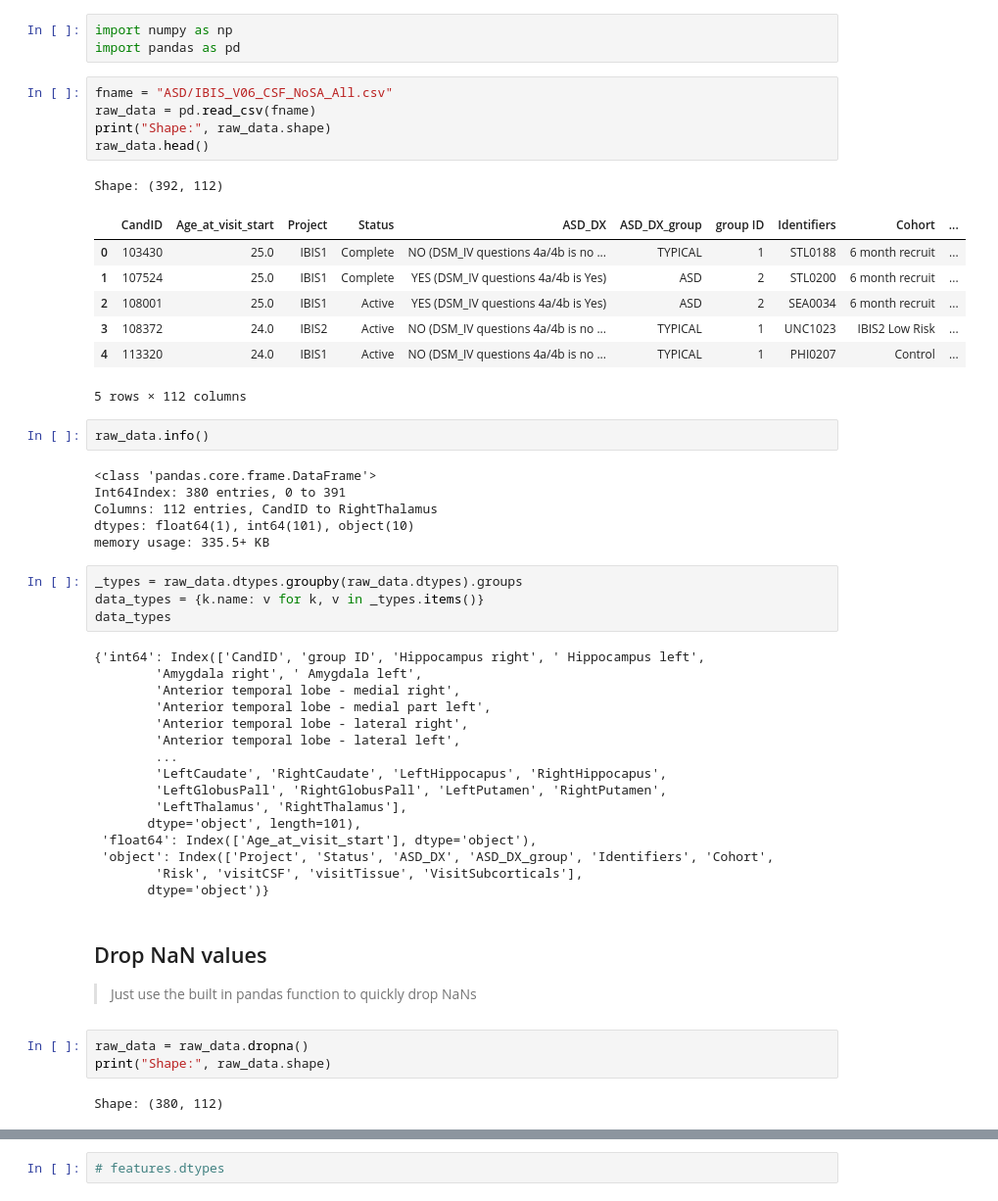
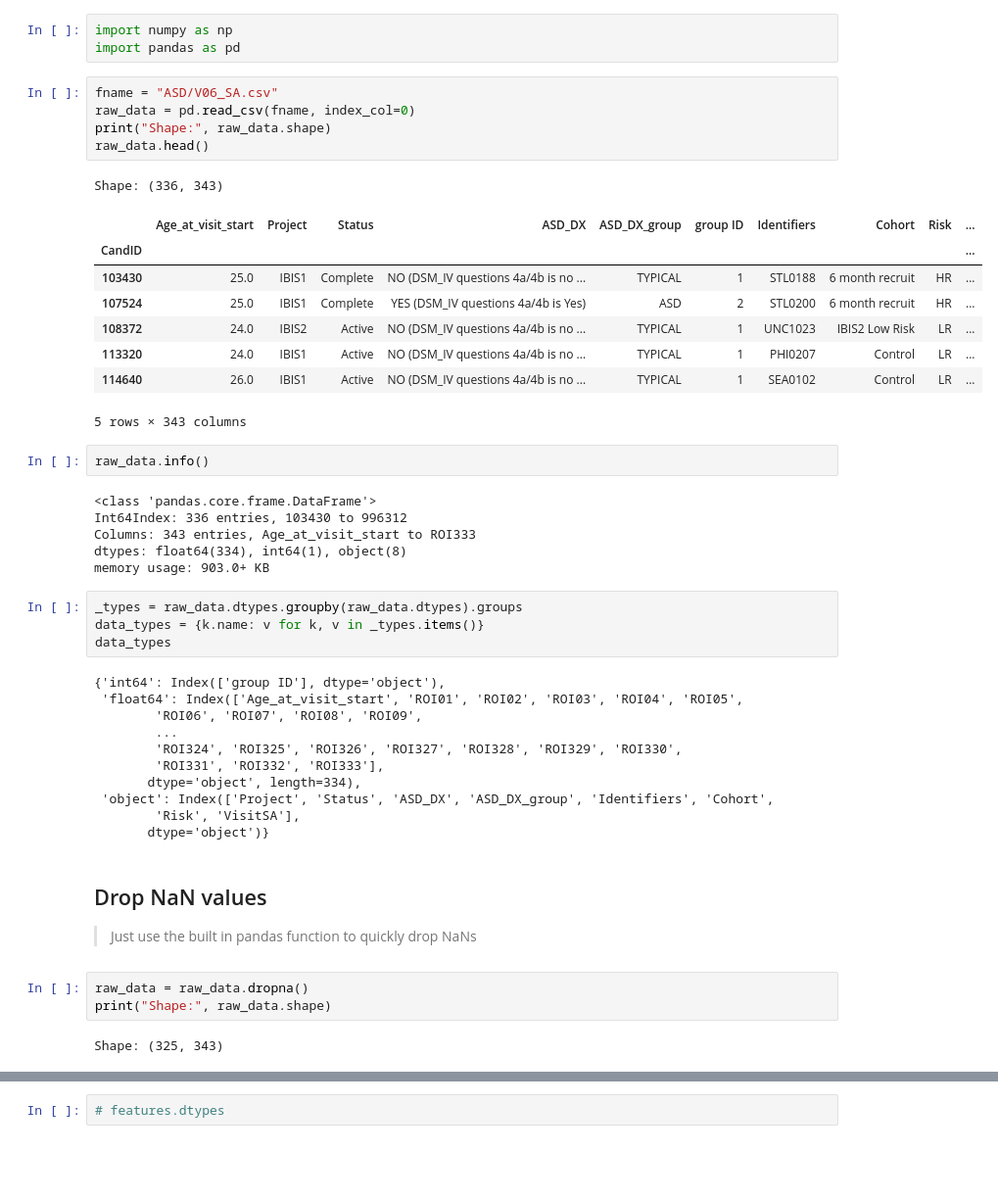
Before and after one commit to ahsanMah/interpretDL, a Jupyter notebook: ASD/data_cleanup.ipynb, the cells around one changed output, grey strips where cells are left out. Shown at 98% size. Drawn from its saved outputs; the diff is of its cells as text; blank space fills up the shorter version.

Commit message:
Started analysis using only surface area

```diff
--- a/ASD/data_cleanup.ipynb
+++ b/ASD/data_cleanup.ipynb
@@ -2,46 +2,42 @@
 import numpy as np
 import pandas as pd
 # %%
-fname = "ASD/IBIS_V06_CSF_NoSA_All.csv"
-raw_data = pd.read_csv(fname)
+fname = "ASD/V06_SA.csv"
+raw_data = pd.read_csv(fname, index_col=0)
 print("Shape:", raw_data.shape)
 raw_data.head()
 # %% [output]
-Shape: (392, 112)
+Shape: (336, 343)
-|  | CandID | Age_at_visit_start | Project | Status | ASD_DX | ASD_DX_group | group ID | Identifiers | Cohort | ... |
-| 0 | 103430 | 25.0 | IBIS1 | Complete | NO (DSM_IV questions 4a/4b is no ... | TYPICAL | 1 | STL0188 | 6 month recruit | ... |
-| 1 | 107524 | 25.0 | IBIS1 | Complete | YES (DSM_IV questions 4a/4b is Yes) | ASD | 2 | STL0200 | 6 month recruit | ... |
-| 2 | 108001 | 25.0 | IBIS1 | Active | YES (DSM_IV questions 4a/4b is Yes) | ASD | 2 | SEA0034 | 6 month recruit | ... |
-| 3 | 108372 | 24.0 | IBIS2 | Active | NO (DSM_IV questions 4a/4b is no ... | TYPICAL | 1 | UNC1023 | IBIS2 Low Risk | ... |
-| 4 | 113320 | 24.0 | IBIS1 | Active | NO (DSM_IV questions 4a/4b is no ... | TYPICAL | 1 | PHI0207 | Control | ... |
+|  | Age_at_visit_start | Project | Status | ASD_DX | ASD_DX_group | group ID | Identifiers | Cohort | Risk | ... |
+| CandID |  |  |  |  |  |  |  |  |  | ... |
+| 103430 | 25.0 | IBIS1 | Complete | NO (DSM_IV questions 4a/4b is no ... | TYPICAL | 1 | STL0188 | 6 month recruit | HR | ... |
+| 107524 | 25.0 | IBIS1 | Complete | YES (DSM_IV questions 4a/4b is Yes) | ASD | 2 | STL0200 | 6 month recruit | HR | ... |
+| 108372 | 24.0 | IBIS2 | Active | NO (DSM_IV questions 4a/4b is no ... | TYPICAL | 1 | UNC1023 | IBIS2 Low Risk | LR | ... |
+| 113320 | 24.0 | IBIS1 | Active | NO (DSM_IV questions 4a/4b is no ... | TYPICAL | 1 | PHI0207 | Control | LR | ... |
+| 114640 | 26.0 | IBIS1 | Active | NO (DSM_IV questions 4a/4b is no ... | TYPICAL | 1 | SEA0102 | Control | LR | ... |
-5 rows × 112 columns
+5 rows × 343 columns
 # %%
 raw_data.info()
 # %% [output]
 <class 'pandas.core.frame.DataFrame'>
-Int64Index: 380 entries, 0 to 391
-Columns: 112 entries, CandID to RightThalamus
-dtypes: float64(1), int64(101), object(10)
-memory usage: 335.5+ KB
+Int64Index: 336 entries, 103430 to 996312
+Columns: 343 entries, Age_at_visit_start to ROI333
+dtypes: float64(334), int64(1), object(8)
+memory usage: 903.0+ KB
 # %%
 _types = raw_data.dtypes.groupby(raw_data.dtypes).groups
 data_types = {k.name: v for k, v in _types.items()}
 data_types
 # %% [output]
-{'int64': Index(['CandID', 'group ID', 'Hippocampus right', ' Hippocampus left',
-        'Amygdala right', ' Amygdala left',
-        'Anterior temporal lobe - medial right',
-        'Anterior temporal lobe - medial part left',
-        'Anterior temporal lobe - lateral right',
-        'Anterior temporal lobe - lateral left',
+{'int64': Index(['group ID'], dtype='object'),
+ 'float64': Index(['Age_at_visit_start', 'ROI01', 'ROI02', 'ROI03', 'ROI04', 'ROI05',
+        'ROI06', 'ROI07', 'ROI08', 'ROI09',
         ...
-        'LeftCaudate', 'RightCaudate', 'LeftHippocapus', 'RightHippocapus',
-        'LeftGlobusPall', 'RightGlobusPall', 'LeftPutamen', 'RightPutamen',
-        'LeftThalamus', 'RightThalamus'],
-       dtype='object', length=101),
- 'float64': Index(['Age_at_visit_start'], dtype='object'),
+        'ROI324', 'ROI325', 'ROI326', 'ROI327', 'ROI328', 'ROI329', 'ROI330',
+        'ROI331', 'ROI332', 'ROI333'],
+       dtype='object', length=334),
  'object': Index(['Project', 'Status', 'ASD_DX', 'ASD_DX_group', 'Identifiers', 'Cohort',
-        'Risk', 'visitCSF', 'visitTissue', 'VisitSubcorticals'],
+        'Risk', 'VisitSA'],
        dtype='object')}
 # %% [markdown]
 ## Drop NaN values
@@ -50,7 +46,7 @@ data_types
 raw_data = raw_data.dropna()
 print("Shape:", raw_data.shape)
 # %% [output]
-Shape: (380, 112)
+Shape: (325, 343)
 # %%
 # non_feature_cols = ["CandID", "Age_at_visit_start", "Status", "ASD_DX_group", "group ID", "Identifiers", "Cohort", "Risk"]
 # non_feature_cols = list(raw_data.columns[:11])
```
Also changed, not shown: parts of 5 cells of this notebook, 2 other files.
